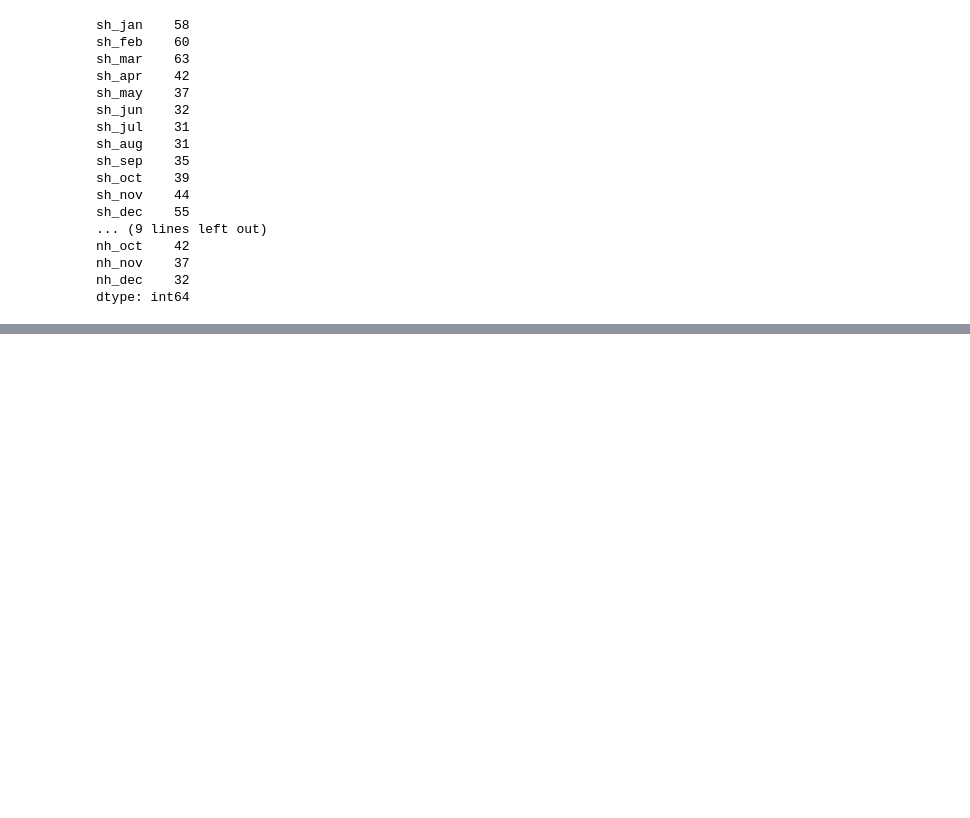
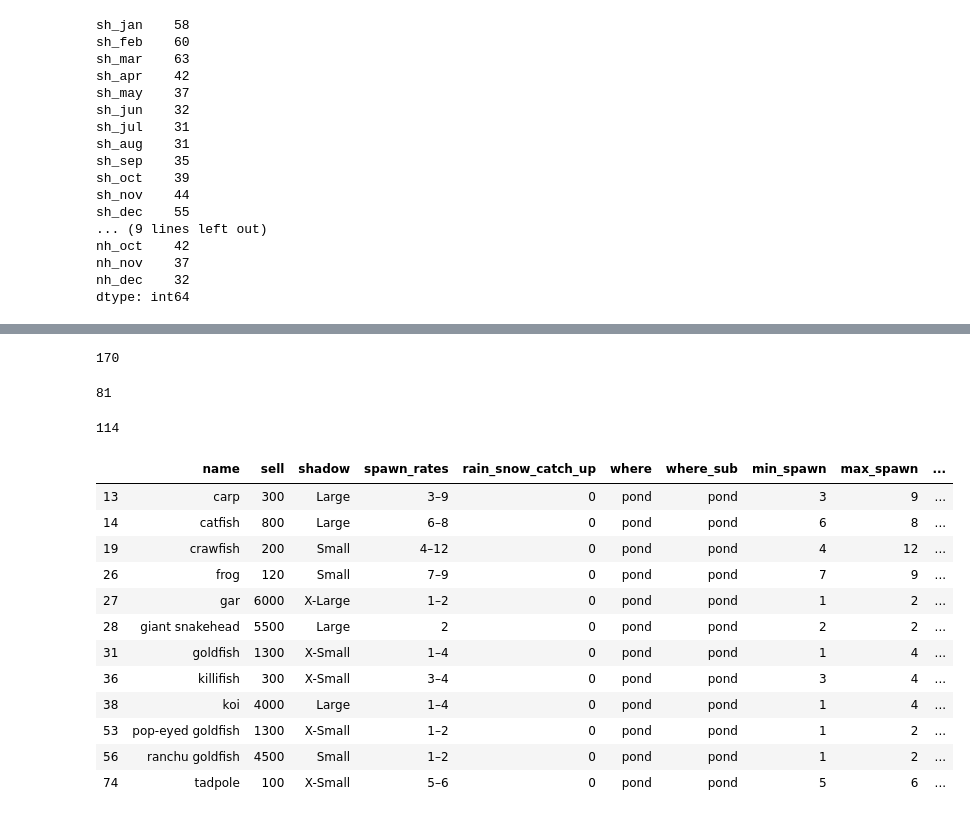
Before and after one commit to lindseyberlin/acnh_fish_guide, a Jupyter notebook: EDA-and-Data-Cleaning.ipynb, the cells around one changed output, grey strips where cells are left out. Cells and saved outputs as stored; diff of their text form; code cells hidden in the pictures; blank space fills up the shorter version.

```diff
--- a/EDA-and-Data-Cleaning.ipynb
+++ b/EDA-and-Data-Cleaning.ipynb
@@ -355,0 +343,29 @@ nh_june[nh_june['where_how'] == "Pier"]
+# %%
+test['min_spawn'].sum()
+# %% [output]
+170
+# %%
+t2 = test[test['where'] == 'sea']
+t2['min_spawn'].sum()
+# %% [output]
+81
+# %%
+t2['max_spawn'].sum()
+# %% [output]
+114
+# %%
+test[test['where'] == "pond"]
+# %% [output]
+|  | name | sell | shadow | spawn_rates | rain_snow_catch_up | where | where_sub | min_spawn | max_spawn | ... |
+| 13 | carp | 300 | Large | 3–9 | 0 | pond | pond | 3 | 9 | ... |
+| 14 | catfish | 800 | Large | 6–8 | 0 | pond | pond | 6 | 8 | ... |
+| 19 | crawfish | 200 | Small | 4–12 | 0 | pond | pond | 4 | 12 | ... |
+| 26 | frog | 120 | Small | 7–9 | 0 | pond | pond | 7 | 9 | ... |
+| 27 | gar | 6000 | X-Large | 1–2 | 0 | pond | pond | 1 | 2 | ... |
+| 28 | giant snakehead | 5500 | Large | 2 | 0 | pond | pond | 2 | 2 | ... |
+| 31 | goldfish | 1300 | X-Small | 1–4 | 0 | pond | pond | 1 | 4 | ... |
+| 36 | killifish | 300 | X-Small | 3–4 | 0 | pond | pond | 3 | 4 | ... |
+| 38 | koi | 4000 | Large | 1–4 | 0 | pond | pond | 1 | 4 | ... |
+| 53 | pop-eyed goldfish | 1300 | X-Small | 1–2 | 0 | pond | pond | 1 | 2 | ... |
+| 56 | ranchu goldfish | 4500 | Small | 1–2 | 0 | pond | pond | 1 | 2 | ... |
+| 74 | tadpole | 100 | X-Small | 5–6 | 0 | pond | pond | 5 | 6 | ... |
```
Also changed, not shown: parts of 45 cells of this notebook.
